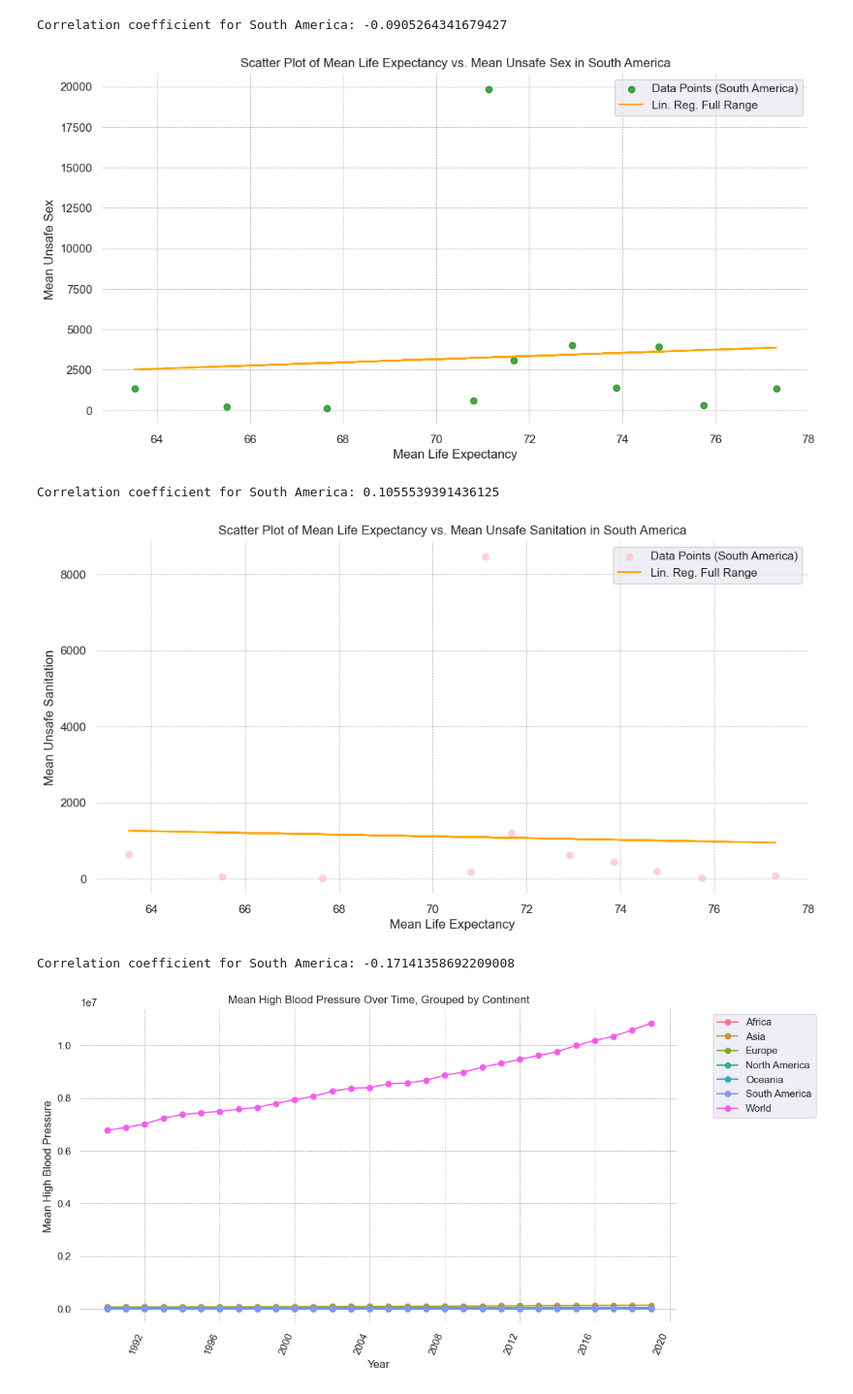
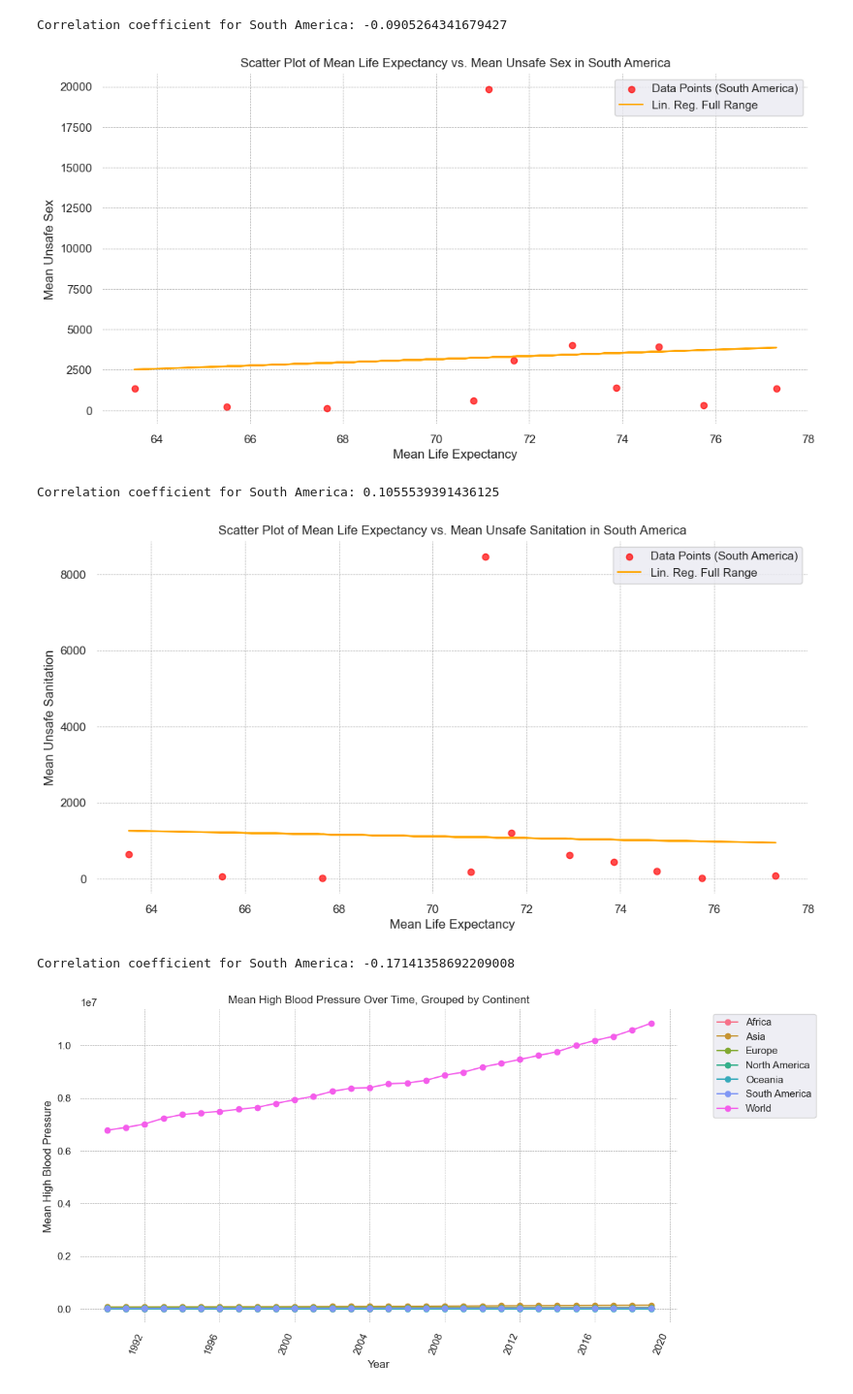
Before and after one commit to KavaughnSmith/DAT5902, a Jupyter notebook: Python Files/Main.ipynb, the cells around one changed output. Shown at 97% size. Drawn from its saved outputs; the diff is of its cells as text; code cells hidden in the pictures.

```diff
--- a/Python Files/Main.ipynb
+++ b/Python Files/Main.ipynb
@@ -1427,35 +1426,35 @@ south_america_df = df_life_risk[df_life_risk['Continent'] == 'South America']
 
 # Calculate the mean of Life Expectancy and Unsafe Sex for each country in South America
 mean_life_exp_sa = south_america_df.groupby('Entity')['Life_Expectancy'].mean()
 mean_unsafe_sex_sa = south_america_df.groupby('Entity')['Unsafe_Sex'].mean()
 
 # Create a scatter plot
 plt.figure(figsize=(12, 6))
-plt.scatter(mean_life_exp_sa, mean_unsafe_sex_sa, alpha=0.7, label="Data Points (South America)", color='green')
+plt.scatter(mean_life_exp_sa, mean_unsafe_sex_sa, alpha=0.7, label="Data Points (South America)", color='red')
 
 # Linear regression line
 lin_reg_m_sa, lin_reg_q_sa = linear_regression(mean_life_exp_sa, mean_unsafe_sex_sa)
 y_sa = mean_life_exp_sa * lin_reg_m_sa + lin_reg_q_sa
 plt.plot(mean_life_exp_sa, y_sa, label="Lin. Reg. Full Range", color='orange')
 
 # Set background color to white
 plt.gca().set_facecolor('white')
 
 # Set grid color to dark grey and grid style to dashed
 plt.grid(color='darkgrey', linestyle='dashed', linewidth=0.5)
 
 plt.legend()
 
 plt.title('Scatter Plot of Mean Life Expectancy vs. Mean Unsafe Sex in South America')
 plt.xlabel('Mean Life Expectancy')
 plt.ylabel('Mean Unsafe Sex')
 plt.show()
 
 # Correlation Coefficient
 result_sa = correlation_coefficient(south_america_df, "Life_Expectancy", "Unsafe_Sex")
 print(f"Correlation coefficient for South America: {result_sa}")
 # %% [output]
-[figure, old version]
+[figure, new version]
 Correlation coefficient for South America: 0.1055539391436125
 # %%
 # Filter data for South America
@@ -1467,7 +1466,7 @@ mean_unsafe_sanitation_sa = south_america_df.groupby('Entity')['Unsafe_Sanitatio
 
 # Create a scatter plot
 plt.figure(figsize=(12, 6))
-plt.scatter(mean_life_exp_sa, mean_unsafe_sanitation_sa, alpha=0.7, label="Data Points (South America)", color='pink')
+plt.scatter(mean_life_exp_sa, mean_unsafe_sanitation_sa, alpha=0.7, label="Data Points (South America)", color='red')
 
 # Linear regression line
 lin_reg_m_sa, lin_reg_q_sa = linear_regression(mean_life_exp_sa, mean_unsafe_sanitation_sa)
@@ -1491,7 +1490,7 @@ plt.show()
 result_sa = correlation_coefficient(south_america_df, "Life_Expectancy", "Unsafe_Sanitation")
 print(f"Correlation coefficient for South America: {result_sa}")
 # %% [output]
-[figure, old version]
+[figure, new version]
 Correlation coefficient for South America: -0.17141358692209008
 # %%
 # Convert 'Year' to datetime format
```
Also changed, not shown: parts of 10 cells of this notebook.
